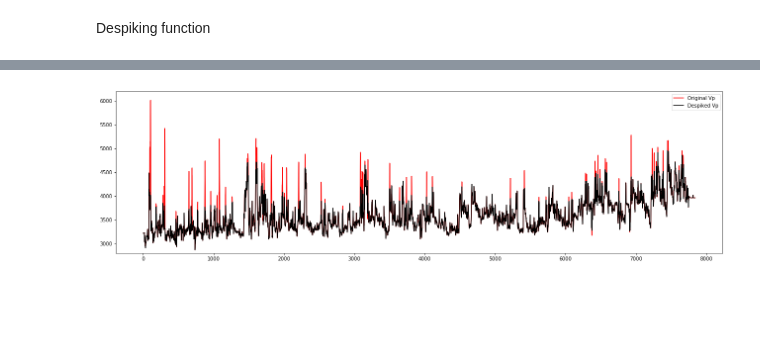
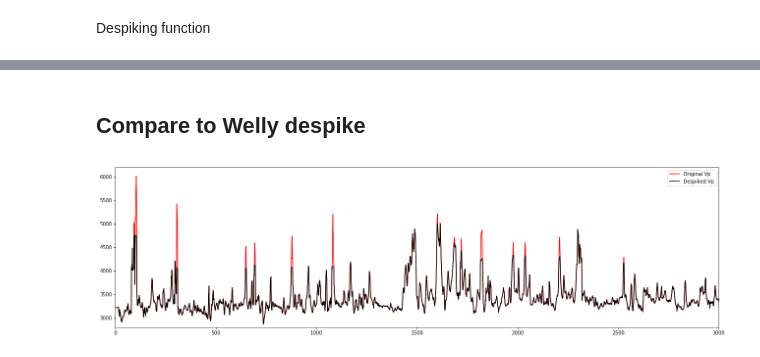
Before and after one commit to agilescientific/in-bruges, a Jupyter notebook: notebooks_dev/rolling_despike.ipynb, the cells around one changed output, grey strips where cells are left out. Drawn from its saved outputs; the diff is of its cells as text; code cells hidden in the pictures; blank space fills up the shorter version.

```diff
--- a/notebooks_dev/rolling_despike.ipynb
+++ b/notebooks_dev/rolling_despike.ipynb
@@ -166,0 +201,2 @@ def error_flag(pred, actual, dev = 1.0):
+# %% [markdown]
+## Compare to Welly despike
@@ -167,8 +259,9 @@ def error_flag(pred, actual, dev = 1.0):
 # %%
 plt.figure(figsize=(22,6))
 plt.plot(s, 'r', label='Original Vp')
-plt.plot(despike(s, 45, 2), 'k', label='Despiked Vp')
+plt.plot(despike(s), 'k', label='Despiked Vp')
 plt.ylim(2800,6200)
+plt.xlim(0,3000)
 plt.legend();
 # %% [output]
-[figure, old version]
+[figure, new version]
```
Also changed, not shown: parts of 6 cells of this notebook, 1 other file.
